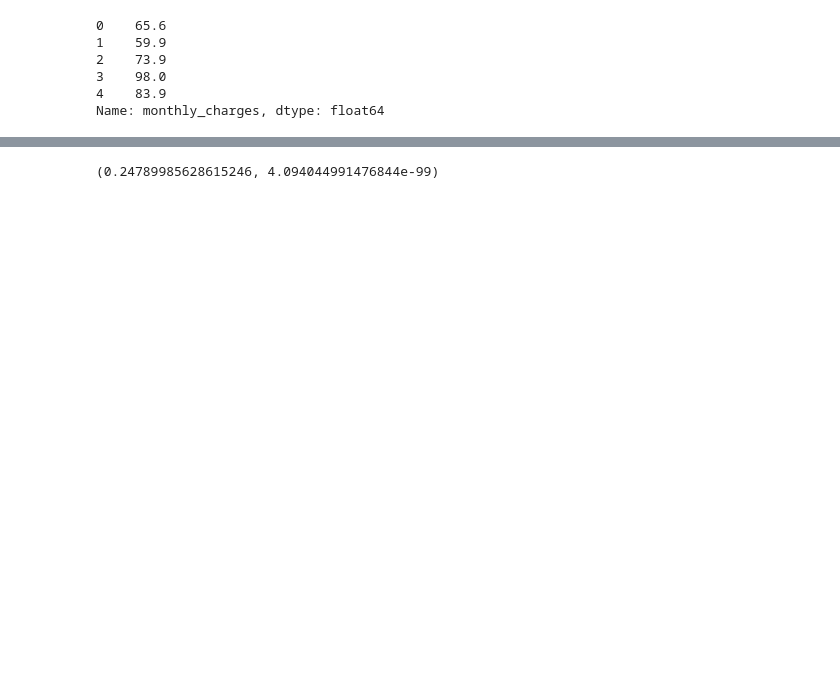
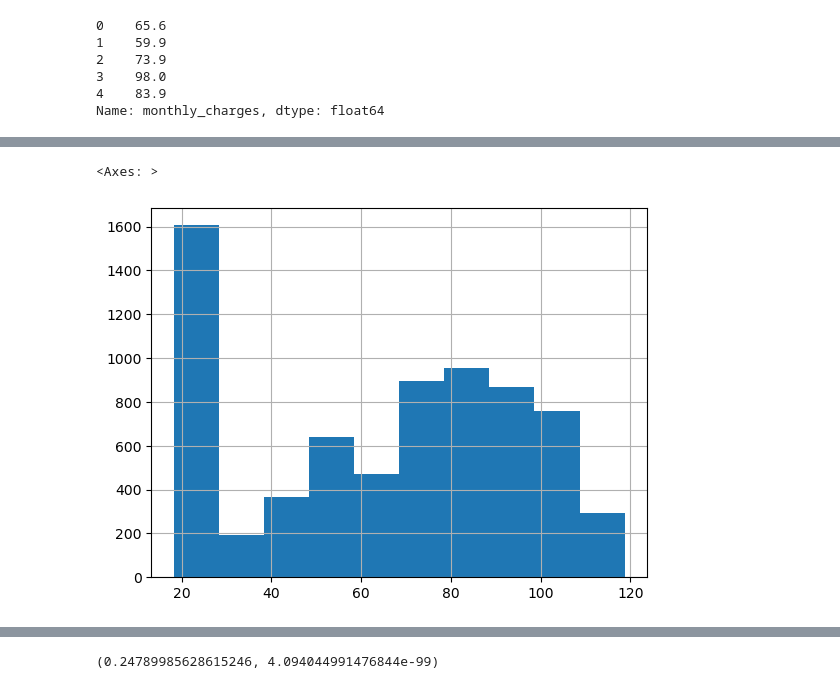
Before and after one commit to nomer-evangelista/statistics-exercises, a Jupyter notebook: hypothesis_testing.ipynb, the cells around one changed output, grey strips where cells are left out. Saved outputs shown, nothing was run; the diff lists cells and outputs as text; code cells hidden in the pictures; blank space fills up the shorter version.

```diff
--- a/hypothesis_testing.ipynb
+++ b/hypothesis_testing.ipynb
@@ -425,9 +419,10 @@ pvalue = 0.2275
 query = '''
         SELECT *
         FROM customers
+            JOIN internet_service_types
+                USING (internet_service_type_id)
         '''
 # %%
-new_url = get_db_url(env.user, env.password, env.host, 'telco_churn')
+url = env.get_db_url('telco_churn')
 # %%
-churn_db = pd.read_sql(query, new_url)
-churn_db
+telco_db = pd.read_sql(query, url)
@@ -467,0 +518,5 @@ Name: monthly_charges, dtype: float64
+# %%
+telco_db.monthly_charges.hist()
+# %% [output]
+<Axes: >
+[figure, added]
```
Also changed, not shown: parts of 167 cells of this notebook, 1 other file.
